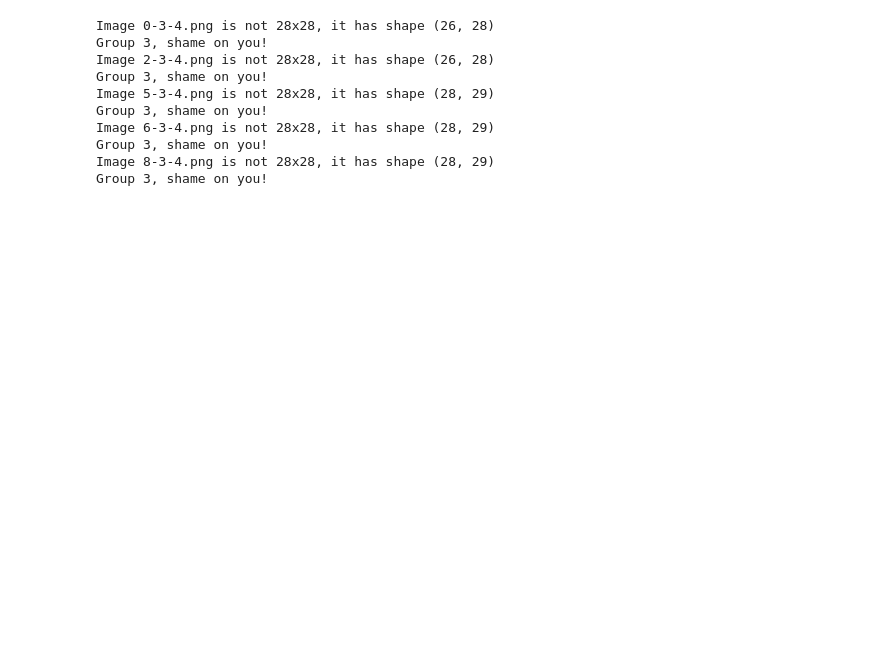
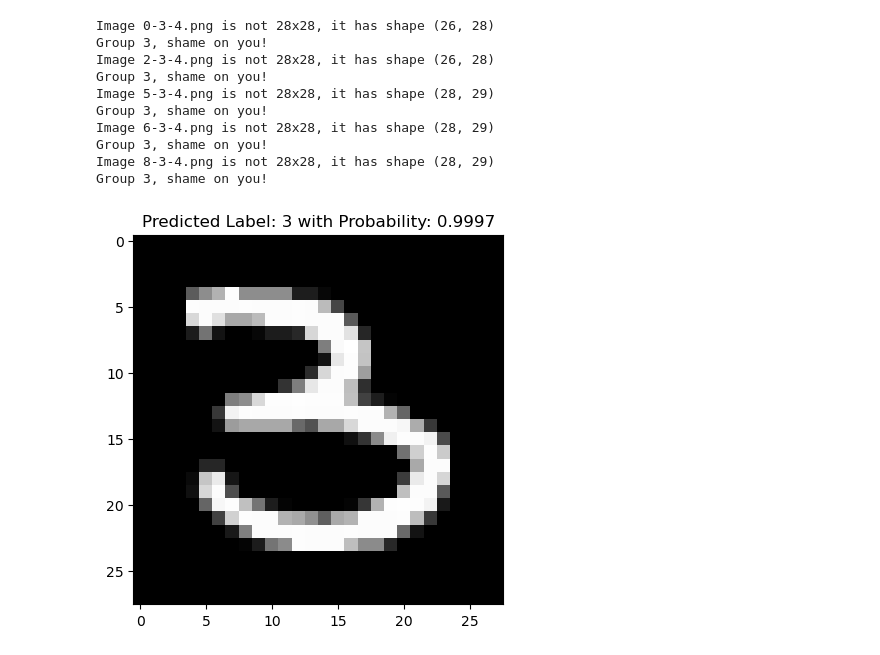
Before and after one commit to akleinecke/580_FinalProject_Fall24, a Jupyter notebook: Group 5 Final Project.ipynb, the cells around one changed output. Cells and saved outputs as stored; diff of their text form; code cells hidden in the pictures; blank space fills up the shorter version.

```diff
--- a/Group 5 Final Project.ipynb
+++ b/Group 5 Final Project.ipynb
@@ -499,3 +495,33 @@ Image 6-3-4.png is not 28x28, it has shape (28, 29)
 Group 3, shame on you!
 Image 8-3-4.png is not 28x28, it has shape (28, 29)
 Group 3, shame on you!
+# %%
+%matplotlib inline
+import helper
+
+# we are just using an image from trainloader, in the future we'll use frorm testloader
+images, labels = next(iter(trainloader))
+
+img = images[33].view(1, 784)
+# Turn off gradients to speed up this part
+with torch.no_grad():
+    # the block of code with gradient turned off
+    # here is for detection, so just do the following to compute the forward prediction.
+    logps = model(img)
+
+# Output of the network are log-probabilities, need to take exponential for probabilities
+ps = torch.exp(logps)
+
+# Turn the tensor into a numpy array for visualization
+img = img.view(28, 28).numpy()
+
+# Get the predicted class
+prob, class_idx = ps.topk(1, dim=1)
+label = class_idx.item()
+
+# Plot image
+plt.imshow(img, cmap='gray')
+plt.title(f"Predicted Label: {label} with Probability: {prob.item():.4f}")
+plt.show()
+# %% [output]
+[figure, added]
```
Also changed, not shown: parts of 4 cells of this notebook, 1 other file.
